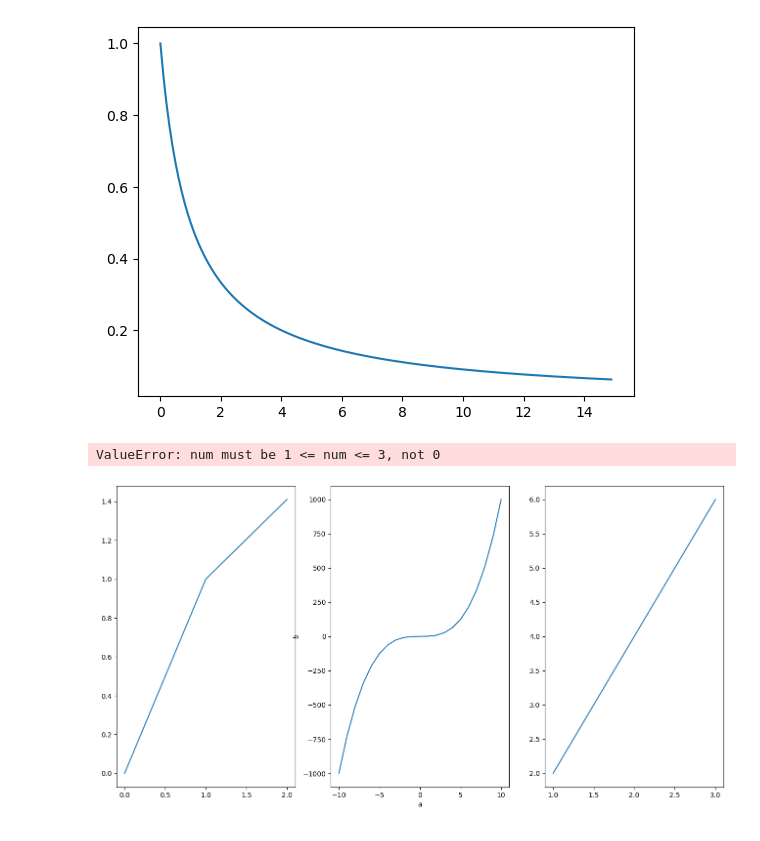
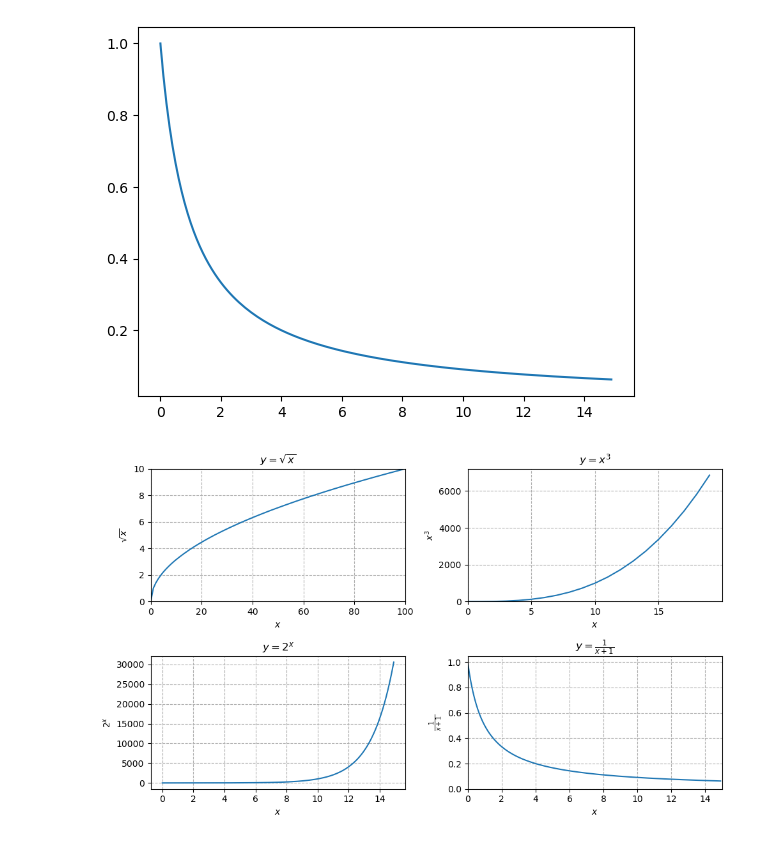
Before and after one commit to DHILL2123/python-exercises, a Jupyter notebook: matplotlib_exercises.ipynb, the cells around one changed output. Saved outputs shown, nothing was run; the diff lists cells and outputs as text; code cells hidden in the pictures.

```diff
--- a/matplotlib_exercises.ipynb
+++ b/matplotlib_exercises.ipynb
@@ -88,31 +88,56 @@ plt.show;
 # %%
 #Combine the figures you created in the last step into one large figure with 4 subplots.
 
-plt.figure(figsize=(10, 6)) # (width, height)
+# Set figure size for 4 subplots
+plt.figure(figsize = (10,6))
 
+# Subplot 1
 plt.subplot(2,2,1)
-x = [0,1,2]
-y = [0,1,1.41]
+
 plt.plot(x,y)
 
-plt.subplot(132)
-a = list(range(-10, 11))
-b = [n ** 3 for n in a]
-plt.xlabel('$a$')
-plt.ylabel('$b$')
-plt.plot(a,b)
+plt.title('$ y = \sqrt{x}$')
+plt.xlabel('$x$')
+plt.ylabel('$\sqrt{x}$')
+plt.xlim(0,100)
+plt.ylim(0, 10)
+plt.grid(True, ls = '--')
+
+#subplot 2
+plt.subplot(222)
+
+plt.plot(x1,y1)
+
+plt.title('$ y = x^3$')
+plt.xlabel('$x$')
+plt.ylabel('$x^3$')
+plt.xticks(range(0,20,5))
+plt.xlim(0,20)
+plt.ylim(0)
+plt.grid(True, ls = '--')
 
 
-plt.subplot(133)
-c = [1,2,3]
-d = [2,4,6]
-plt.plot(c,d)
+#subplot 3
+plt.subplot(223)
 
-plt.subplot(130)
-e = [1,2,3]
-f = [.5,.33,.25]
-plt.plot(e,f)
-plt.show()
+plt.plot(x2,y2)
+plt.grid(True, ls = '--')
+plt.xlabel('$x$')
+plt.ylabel('$2^x$')
+plt.title('$y = 2^x$')
+
+#subplot 4
+plt.subplot(224)
+
+plt.plot(x4,y4)
+plt.title(r'$ y = \frac{1}{x+1}$')
+plt.xlabel('$x$')
+plt.ylabel(r'$\frac{1}{x+1}$')
+plt.grid(True, ls = '--')
+plt.xlim(0,15)
+plt.ylim(0)
+
+
+plt.tight_layout()
 # %% [output]
-ValueError: num must be 1 <= num <= 3, not 0
-[figure, old version]
+[figure, new version]
```
Also changed, not shown: 2 other files.
